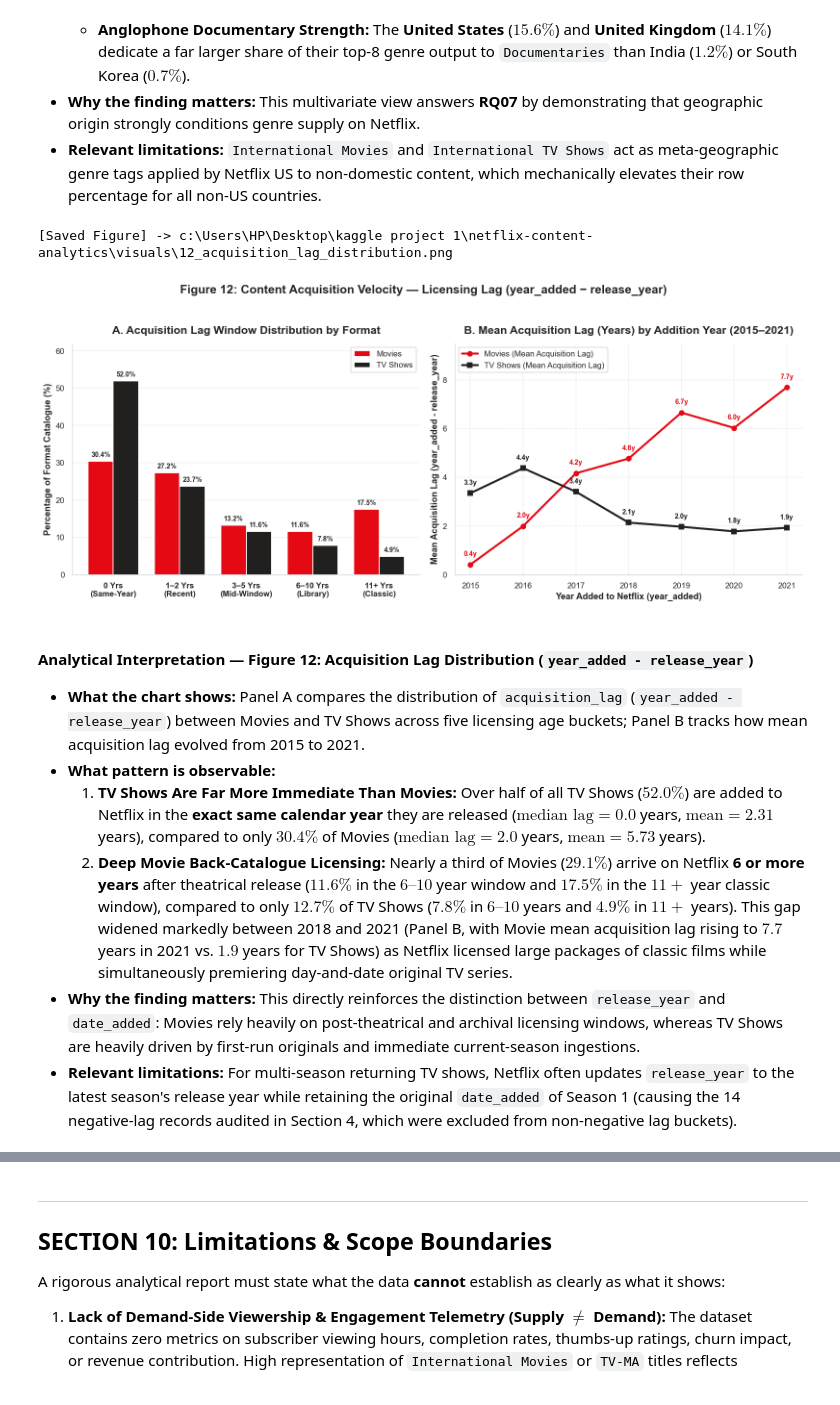
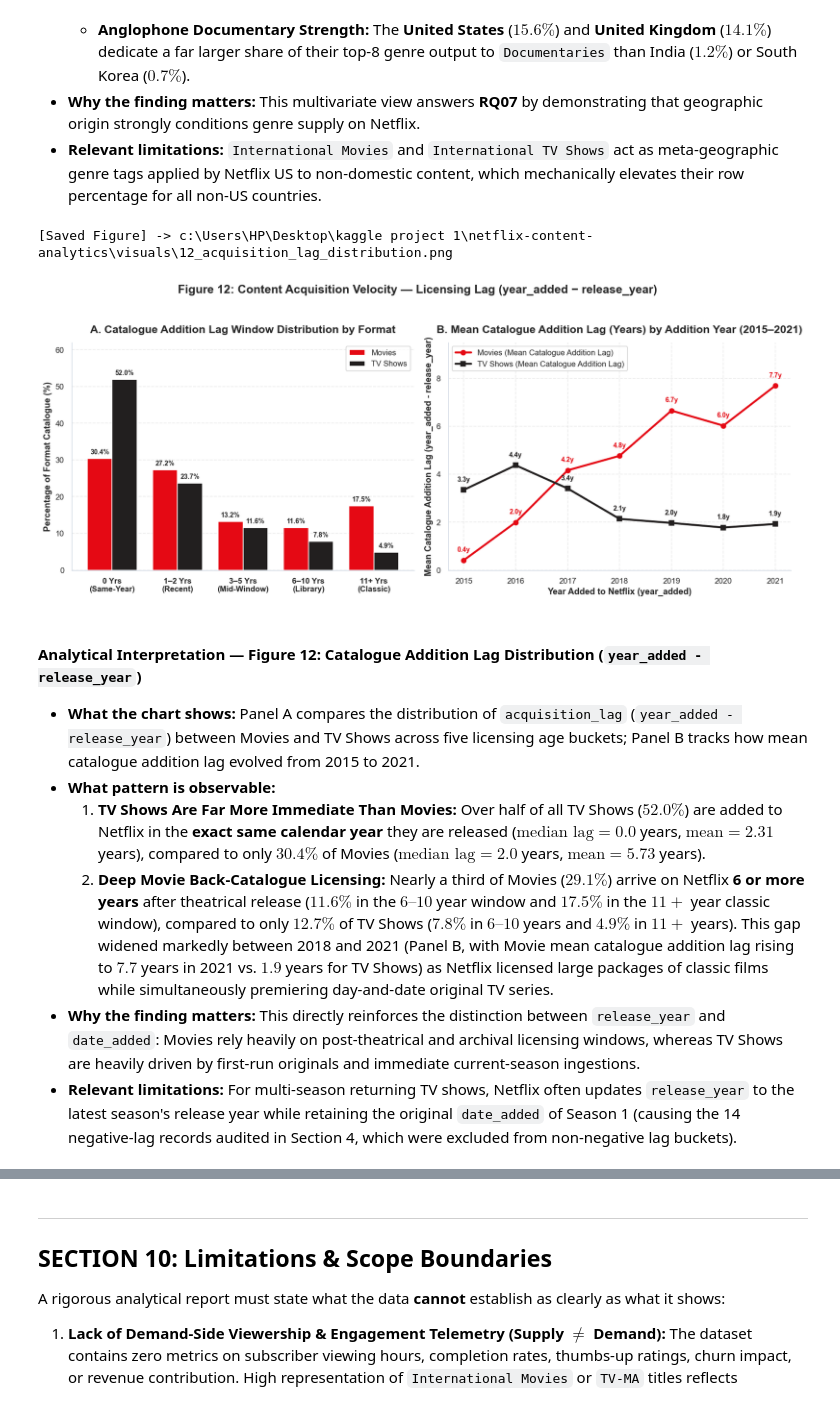
Before and after one commit to DavidDeez/netflix-content-analytics, a Jupyter notebook: netflix_content_analytics.ipynb, the cells around one changed output, grey strips where cells are left out. Saved outputs shown, nothing was run; the diff lists cells and outputs as text; code cells hidden in the pictures.

```diff
--- a/netflix_content_analytics.ipynb
+++ b/netflix_content_analytics.ipynb
@@ -1596,7 +1718,7 @@ plt.show()
 * **Why the finding matters:** This multivariate view answers **RQ07** by demonstrating that geographic origin strongly conditions genre supply on Netflix.
 * **Relevant limitations:** `International Movies` and `International TV Shows` act as meta-geographic genre tags applied by Netflix US to non-domestic content, which mechanically elevates their row percentage for all non-US countries.
 # %%
-# VISUALIZATION 12: Acquisition Lag Analysis (year_added - release_year) by Content Type
+# VISUALIZATION 12: Catalogue Addition Lag Analysis (year_added - release_year) by Content Type
 fig, (ax1, ax2) = plt.subplots(1, 2, figsize=(13.5, 5.5))
 
 # Panel A: Categorical Lag Bucket Comparison (Movies vs TV Shows)
@@ -1630,7 +1752,7 @@ w_b = 0.38
 r1 = ax1.bar(x_b - w_b/2, lag_ct_pct["Movie"], w_b, color=COLOR_RED, label="Movies")
 r2 = ax1.bar(x_b + w_b/2, lag_ct_pct["TV Show"], w_b, color=COLOR_DARK, label="TV Shows")
 
-ax1.set_title("A. Acquisition Lag Window Distribution by Format", pad=12)
+ax1.set_title("A. Catalogue Addition Lag Window Distribution by Format", pad=12)
 ax1.set_xticks(x_b)
 ax1.set_xticklabels(["0 Yrs\n(Same-Year)", "1–2 Yrs\n(Recent)", "3–5 Yrs\n(Mid-Window)", "6–10 Yrs\n(Library)", "11+ Yrs\n(Classic)"], fontweight="bold")
 ax1.set_ylabel("Percentage of Format Catalogue (%)")
@@ -1640,45 +1762,45 @@ ax1.grid(axis="x", visible=False)
 sns.despine(ax=ax1, top=True, right=True)
 
 for rect in list(r1) + list(r2):
     h = rect.get_height()
     ax1.text(rect.get_x() + rect.get_width()/2, h + 0.8, f"{h:.1f}%", ha="center", va="bottom", fontsize=8.5, fontweight="bold")
 
-# Panel B: Median & Mean Acquisition Lag Evolution over Addition Years (2015-2021)
+# Panel B: Median & Mean Catalogue Addition Lag Evolution over Addition Years (2015-2021)
 lag_trend = (
     valid_lag_df[valid_lag_df["year_added"] >= 2015]
     .groupby(["year_added", "type"])["acquisition_lag"]
     .mean()
     .unstack()
 )
 
-ax2.plot(lag_trend.index, lag_trend["Movie"], color=COLOR_RED, marker="o", linewidth=2.5, label="Movies (Mean Acquisition Lag)")
-ax2.plot(lag_trend.index, lag_trend["TV Show"], color=COLOR_DARK, marker="s", linewidth=2.5, label="TV Shows (Mean Acquisition Lag)")
-ax2.set_title("B. Mean Acquisition Lag (Years) by Addition Year (2015–2021)", pad=12)
+ax2.plot(lag_trend.index, lag_trend["Movie"], color=COLOR_RED, marker="o", linewidth=2.5, label="Movies (Mean Catalogue Addition Lag)")
+ax2.plot(lag_trend.index, lag_trend["TV Show"], color=COLOR_DARK, marker="s", linewidth=2.5, label="TV Shows (Mean Catalogue Addition Lag)")
+ax2.set_title("B. Mean Catalogue Addition Lag (Years) by Addition Year (2015–2021)", pad=12)
 ax2.set_xlabel("Year Added to Netflix (year_added)")
-ax2.set_ylabel("Mean Acquisition Lag (year_added - release_year)")
+ax2.set_ylabel("Mean Catalogue Addition Lag (year_added - release_year)")
 ax2.set_ylim(0, 9.5)
 ax2.legend(loc="upper left")
 sns.despine(ax=ax2, top=True, right=True)
 
 for yr in lag_trend.index:
     m_val = lag_trend.loc[yr, "Movie"]
     t_val = lag_trend.loc[yr, "TV Show"]
     ax2.text(yr, m_val + 0.35, f"{m_val:.1f}y", ha="center", fontsize=8.5, fontweight="bold", color=COLOR_RED)
     ax2.text(yr, t_val + 0.35, f"{t_val:.1f}y", ha="center", fontsize=8.5, fontweight="bold", color=COLOR_DARK)
 
 fig.suptitle("Figure 12: Content Acquisition Velocity — Licensing Lag (year_added − release_year)", fontsize=15, fontweight="bold", y=1.03)
 plt.tight_layout()
 save_fig(fig, "12_acquisition_lag_distribution.png")
 plt.show()
 # %% [output]
 [Saved Figure] -> c:\Users\HP\Desktop\kaggle project 1\netflix-content-analytics\visuals\12_acquisition_lag_distribution.png
-[figure, old version]
+[figure, new version]
 # %% [markdown]
-#### Analytical Interpretation — Figure 12: Acquisition Lag Distribution (`year_added - release_year`)
-* **What the chart shows:** Panel A compares the distribution of `acquisition_lag` (`year_added - release_year`) between Movies and TV Shows across five licensing age buckets; Panel B tracks how mean acquisition lag evolved from 2015 to 2021.
+#### Analytical Interpretation — Figure 12: Catalogue Addition Lag Distribution (`year_added - release_year`)
+* **What the chart shows:** Panel A compares the distribution of `acquisition_lag` (`year_added - release_year`) between Movies and TV Shows across five licensing age buckets; Panel B tracks how mean catalogue addition lag evolved from 2015 to 2021.
 * **What pattern is observable:**
   1. **TV Shows Are Far More Immediate Than Movies:** Over half of all TV Shows (**$52.0\%$**) are added to Netflix in the **exact same calendar year** they are released ($\text{median lag} = 0.0$ years, $\text{mean} = 2.31$ years), compared to only **$30.4\%$** of Movies ($\text{median lag} = 2.0$ years, $\text{mean} = 5.73$ years).
-  2. **Deep Movie Back-Catalogue Licensing:** Nearly a third of Movies (**$29.1\%$**) arrive on Netflix **6 or more years** after theatrical release ($11.6\%$ in the $6–10$ year window and $17.5\%$ in the $11+$ year classic window), compared to only **$12.7\%$** of TV Shows ($7.8\%$ in $6–10$ years and $4.9\%$ in $11+$ years). This gap widened markedly between 2018 and 2021 (Panel B, with Movie mean acquisition lag rising to $7.7$ years in 2021 vs. $1.9$ years for TV Shows) as Netflix licensed large packages of classic films while simultaneously premiering day-and-date original TV series.
+  2. **Deep Movie Back-Catalogue Licensing:** Nearly a third of Movies (**$29.1\%$**) arrive on Netflix **6 or more years** after theatrical release ($11.6\%$ in the $6–10$ year window and $17.5\%$ in the $11+$ year classic window), compared to only **$12.7\%$** of TV Shows ($7.8\%$ in $6–10$ years and $4.9\%$ in $11+$ years). This gap widened markedly between 2018 and 2021 (Panel B, with Movie mean catalogue addition lag rising to $7.7$ years in 2021 vs. $1.9$ years for TV Shows) as Netflix licensed large packages of classic films while simultaneously premiering day-and-date original TV series.
 * **Why the finding matters:** This directly reinforces the distinction between `release_year` and `date_added`: Movies rely heavily on post-theatrical and archival licensing windows, whereas TV Shows are heavily driven by first-run originals and immediate current-season ingestions.
 * **Relevant limitations:** For multi-season returning TV shows, Netflix often updates `release_year` to the latest season's release year while retaining the original `date_added` of Season 1 (causing the 14 negative-lag records audited in Section 4, which were excluded from non-negative lag buckets).
 # %% [markdown]
```
Also changed, not shown: parts of 11 cells of this notebook, 5 other files.
